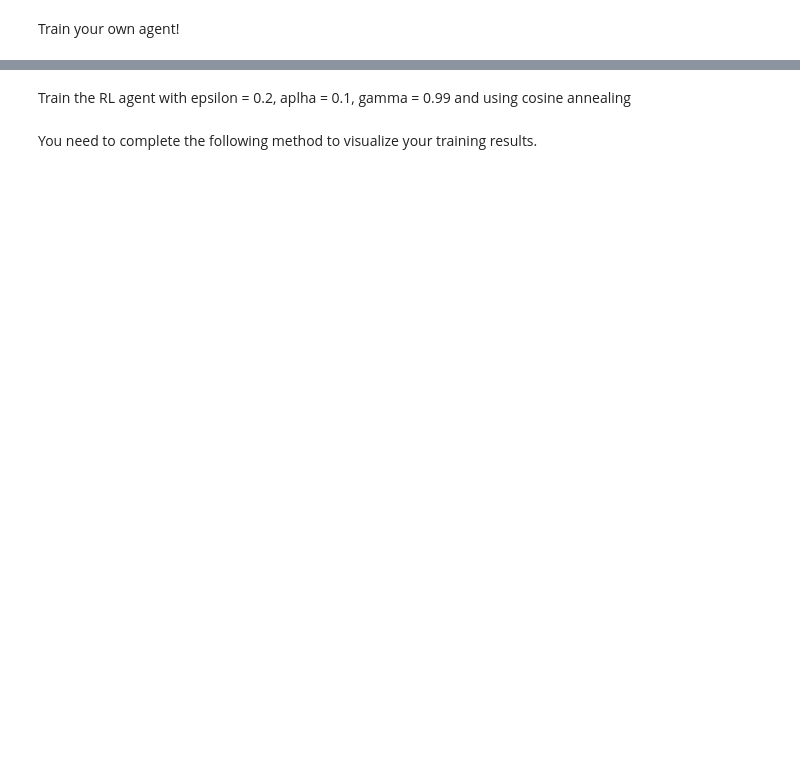
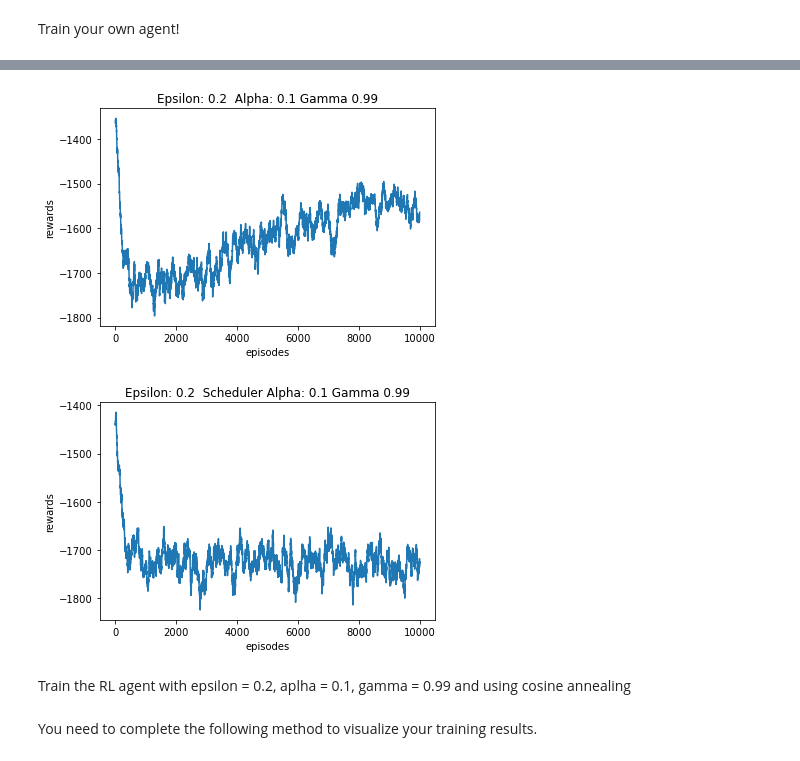
Before and after one commit to Thumbby/AI6101_IntroToAI, a Jupyter notebook: Assign1/RLAgent.ipynb, the cells around one changed output, grey strips where cells are left out. Saved outputs shown, nothing was run; the diff lists cells and outputs as text; code cells hidden in the pictures; blank space fills up the shorter version.

```diff
--- a/Assign1/RLAgent.ipynb
+++ b/Assign1/RLAgent.ipynb
@@ -389,4 +405,10 @@ for epsilon in np.arange(0.1, 1.0, 0.1):
 ... (6 outputs left out)
+# %%
+train(save_path = base_save_path + 'default.png', num_episodes=10000, epsilon=0.2, alpha=0.1, gamma=0.99)
+train(save_path = base_save_path + 'SchedulerLR.png', num_episodes=10000, epsilon=0.2, alpha=0.1, gamma=0.99, alpha_decay=True)
+# %% [output]
+[figure, added]
+[figure, added]
 # %% [markdown]
 Train the RL agent with epsilon = 0.2, aplha = 0.1, gamma = 0.99 and using cosine annealing
 # %%
```
Also changed, not shown: parts of 5 cells of this notebook, 22 other files.
